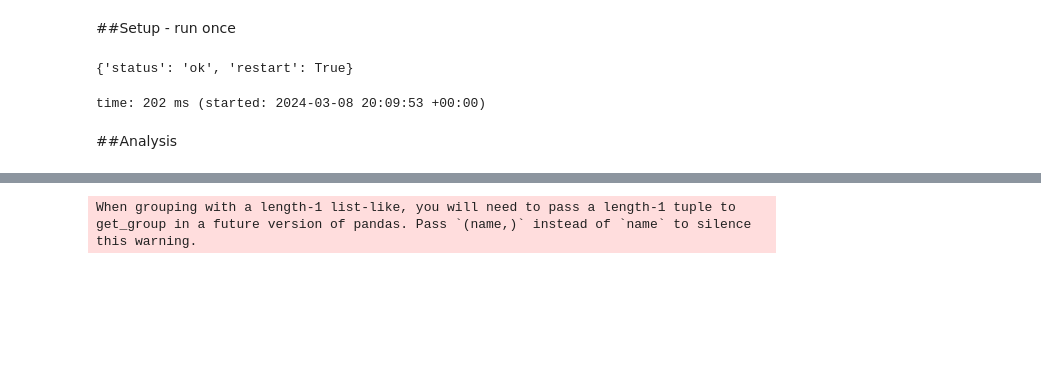
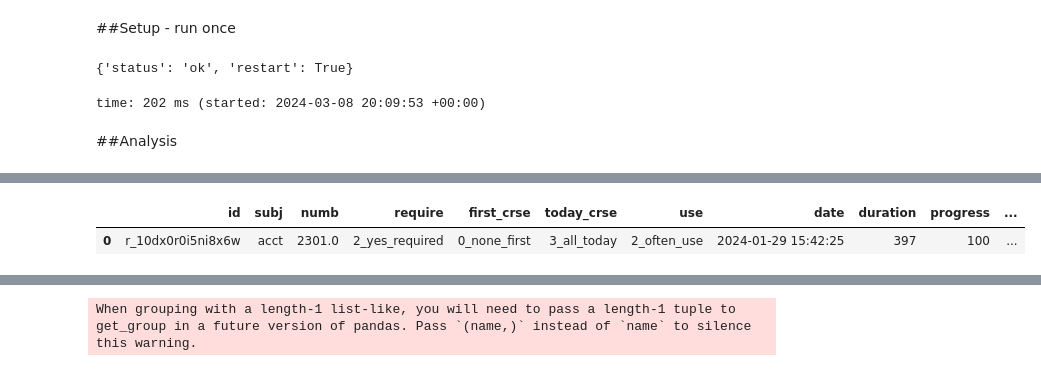
Before and after one commit to drscook/day1_materials, a Jupyter notebook: day1_materials_analysis.ipynb, the cells around one changed output, grey strips where cells are left out. Drawn from its saved outputs; the diff is of its cells as text; code cells hidden in the pictures; blank space fills up the shorter version.

```diff
--- a/day1_materials_analysis.ipynb
+++ b/day1_materials_analysis.ipynb
@@ -56,0 +63,5 @@ time: 202 ms (started: 2024-03-08 20:09:53 +00:00)
+# %%
+disp(courses,1)
+# %% [output]
+|  | id | subj | numb | require | first_crse | today_crse | use | date | duration | progress | ... |
+| 0 | r_10dx0r0i5ni8x6w | acct | 2301.0 | 2_yes_required | 0_none_first | 3_all_today | 2_often_use | 2024-01-29 15:42:25 | 397 | 100 | ... |
```
Also changed, not shown: parts of 2 cells of this notebook.
